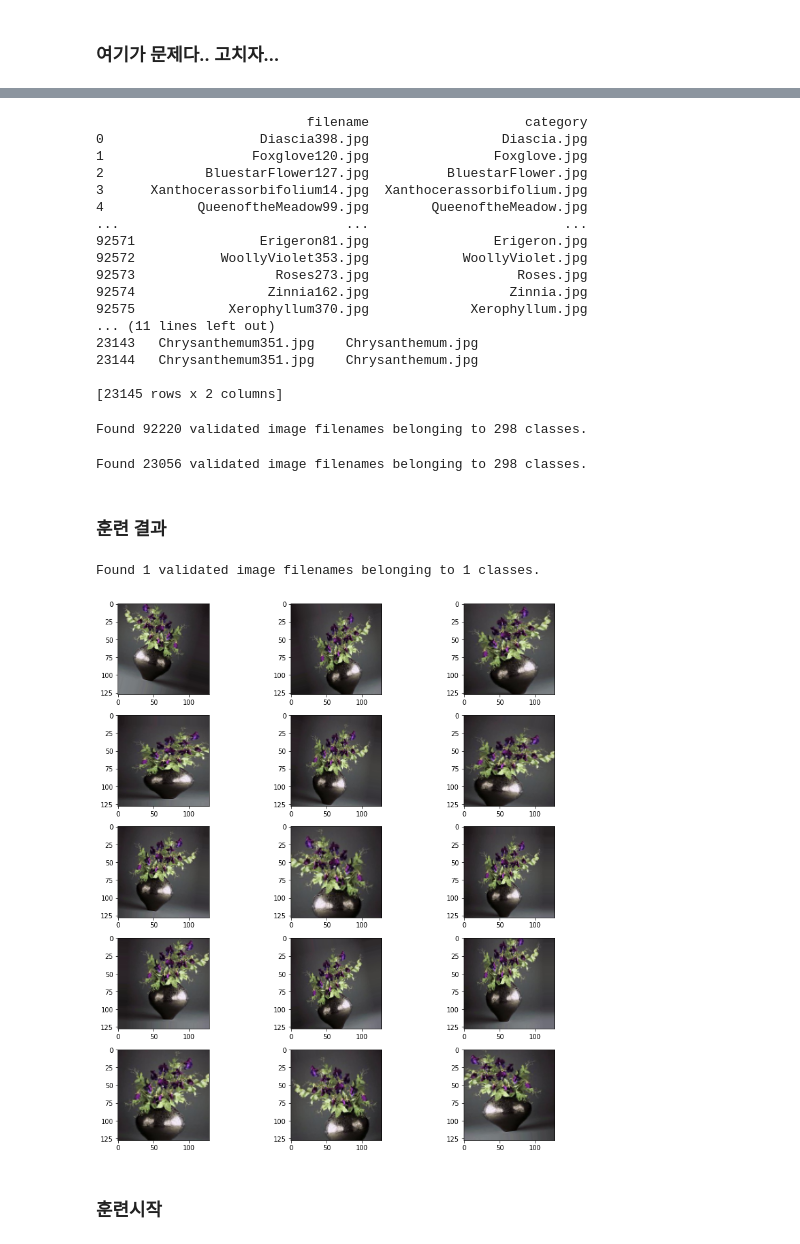
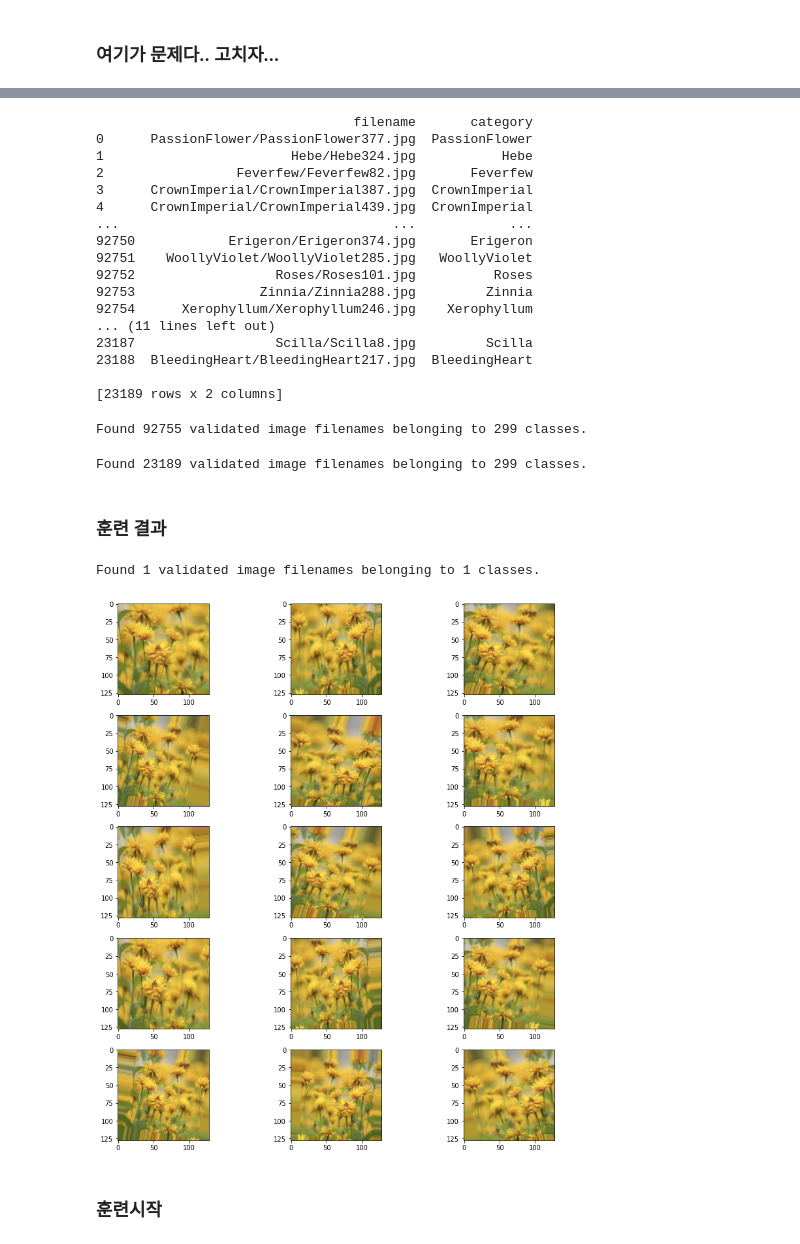
Before and after one commit to simata98/ML-X-Flutter-toy-project, a Jupyter notebook: Machine_Learning/JH_Flower_Recognition_CNN_using_df.ipynb, the cells around one changed output, grey strips where cells are left out. Cells and saved outputs as stored; diff of their text form; code cells hidden in the pictures.

```diff
--- a/Machine_Learning/JH_Flower_Recognition_CNN_using_df.ipynb
+++ b/Machine_Learning/JH_Flower_Recognition_CNN_using_df.ipynb
@@ -109,22 +107,23 @@ import pandas as pd
 import re
 
 num = re.compile(r'\d+')
-train_dr = os.listdir('./data/Flowers299')
+folder_names = os.listdir('./data/Flowers299')
 flowers_df = pd.DataFrame()
 
-def making_df(folder_name):
+def making_df(file_names, folder_names):
   categories = []
-  for file_name in folder_name:
-    categories.append(num.sub('', file_name))
+  for file_name in file_names:
+    categories.append(num.sub('', file_name).split('.')[0])
 
   df = pd.DataFrame({
-      'filename' : file_name,
+      'filename' : file_names,
       'category' : categories
   })
+  df['filename'] = folder_names + '/' + df['filename']
   return df
 
-for folder_name in train_dr:
-  flowers_df = pd.concat([flowers_df, making_df(os.listdir('./data/Flowers299/' + folder_name))])
+for file_names in folder_names:
+  flowers_df = pd.concat([flowers_df, making_df(os.listdir('./data/Flowers299/' + file_names), file_names)])
 
 flowers_df
 # %% [output]
@@ -149,8 +148,8 @@ flowers_df['category'].value_counts().plot.bar()
 # %%
-flower_path = './data/Flowers299/'
-folder_sample = random.choice(train_dr)
-train_dr2 = os.listdir(flower_path + folder_sample)
-flower_sample = random.choice(train_dr2)
-print(flower_sample)
-image = load_img(flower_path + folder_sample + '/' + flower_sample)
-plt.imshow(image)
+# flower_path = './data/Flowers299/'
+# folder_sample = random.choice(train_dr)
+# train_dr2 = os.listdir(flower_path + folder_sample)
+# flower_sample = random.choice(train_dr2)
+# print(flower_sample)
+# image = load_img(flower_path + folder_sample + '/' + flower_sample)
+# plt.imshow(image)
@@ -250,22 +219,21 @@ print(train_df,validate_df)
 
 total_train = train_df.shape[0]
 total_validate = validate_df.shape[0]
-batch_size=256
 # %% [output]
-                           filename                    category
-0                    Diascia398.jpg                 Diascia.jpg
-1                   Foxglove120.jpg                Foxglove.jpg
-2             BluestarFlower127.jpg          BluestarFlower.jpg
-3      Xanthocerassorbifolium14.jpg  Xanthocerassorbifolium.jpg
-4            QueenoftheMeadow99.jpg        QueenoftheMeadow.jpg
-...                             ...                         ...
-92571                Erigeron81.jpg                Erigeron.jpg
-92572           WoollyViolet353.jpg            WoollyViolet.jpg
-92573                  Roses273.jpg                   Roses.jpg
-92574                 Zinnia162.jpg                  Zinnia.jpg
-92575            Xerophyllum370.jpg             Xerophyllum.jpg
+                                 filename       category
+0      PassionFlower/PassionFlower377.jpg  PassionFlower
+1                        Hebe/Hebe324.jpg           Hebe
+2                 Feverfew/Feverfew82.jpg       Feverfew
+3      CrownImperial/CrownImperial387.jpg  CrownImperial
+4      CrownImperial/CrownImperial439.jpg  CrownImperial
+...                                   ...            ...
+92750            Erigeron/Erigeron374.jpg       Erigeron
+92751    WoollyViolet/WoollyViolet285.jpg   WoollyViolet
+92752                  Roses/Roses101.jpg          Roses
+92753                Zinnia/Zinnia288.jpg         Zinnia
+92754      Xerophyllum/Xerophyllum246.jpg    Xerophyllum
 ... (11 lines left out)
-23143   Chrysanthemum351.jpg    Chrysanthemum.jpg
-23144   Chrysanthemum351.jpg    Chrysanthemum.jpg
+23187                  Scilla/Scilla8.jpg         Scilla
+23188  BleedingHeart/BleedingHeart217.jpg  BleedingHeart
 
-[23145 rows x 2 columns]
+[23189 rows x 2 columns]
@@ -292,7 +250,7 @@ train_datagen = ImageDataGenerator(
 
 train_generator = train_datagen.flow_from_dataframe(
     train_df,
-    './data/flowers_train_data',
+    './data/Flowers299',
     x_col='filename',
     y_col='category',
     target_size=(img_width, img_height),
@@ -300,12 +258,12 @@ train_generator = train_datagen.flow_from_dataframe(
     batch_size=batch_size
 )
 # %% [output]
-Found 92220 validated image filenames belonging to 298 classes.
+Found 92755 validated image filenames belonging to 299 classes.
 # %%
 validation_datagen = ImageDataGenerator(rescale=1./255)
 validation_generator = validation_datagen.flow_from_dataframe(
     validate_df,
-    "./data/flowers_train_data",
+    "./data/Flowers299",
     x_col='filename',
     y_col='category',
     target_size=(img_width, img_height),
@@ -313,32 +271,32 @@ validation_generator = validation_datagen.flow_from_dataframe(
     batch_size=batch_size
 )
 # %% [output]
-Found 23056 validated image filenames belonging to 298 classes.
+Found 23189 validated image filenames belonging to 299 classes.
 # %% [markdown]
 ### 훈련 결과
 # %%
 example_df = train_df.sample(n=1).reset_index(drop=True)
 example_generator = train_datagen.flow_from_dataframe(
     example_df,
-    "./data/flowers_train_data",
+    "./data/Flowers299",
     x_col='filename',
     y_col='category',
     target_size=(img_width, img_height),
     class_mode='categorical'
 )
 
 plt.figure(figsize=(12, 12))
 for i in range(0, 15):
     plt.subplot(5, 3, i+1)
     for X_batch, Y_batch in example_generator:
         image = X_batch[0]
         plt.imshow(image)
         break
 plt.tight_layout()
 plt.show()
 # %% [output]
 Found 1 validated image filenames belonging to 1 classes.
-[figure, old version]
+[figure, new version]
 # %% [markdown]
 ### 훈련시작
 # %%
```
Also changed, not shown: parts of 12 cells of this notebook, 3 other files.
